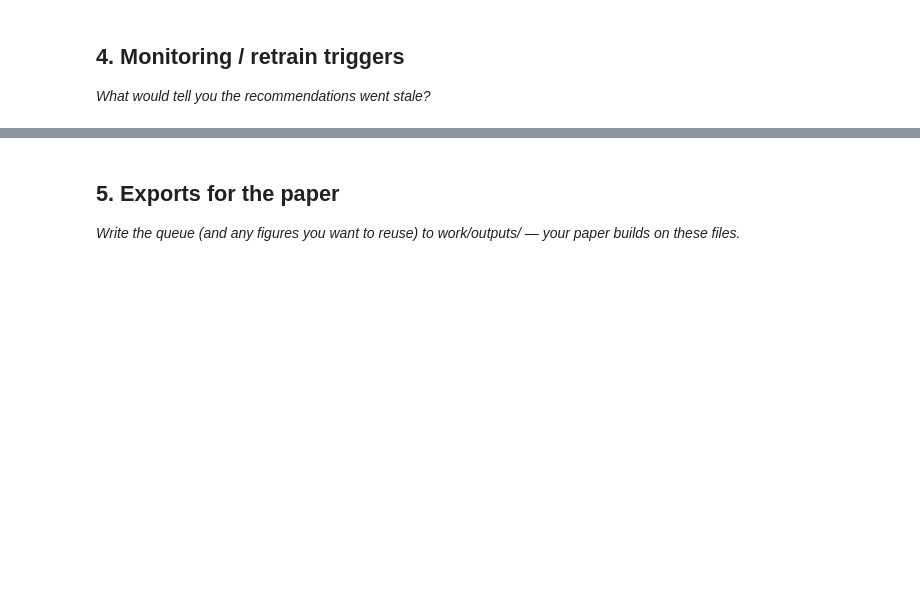
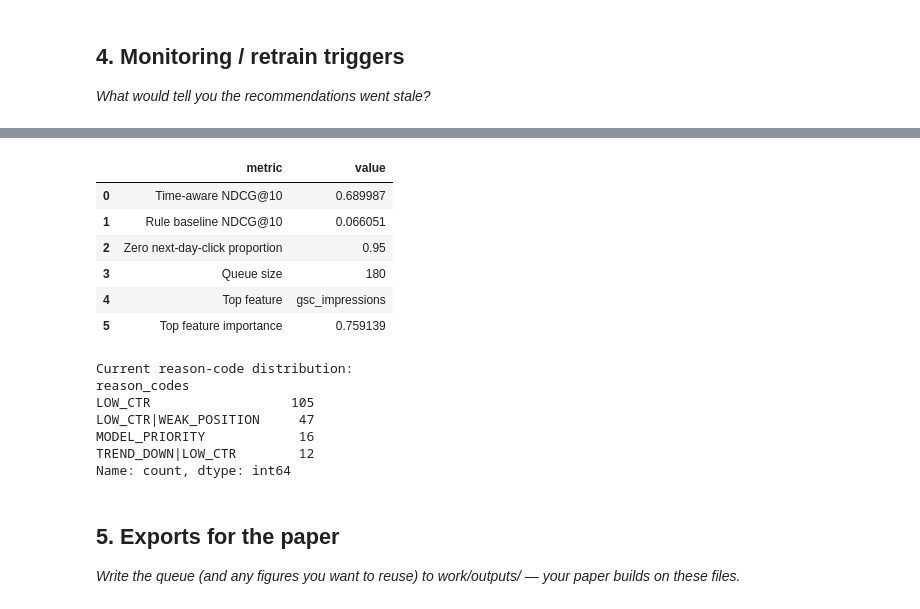
Before and after one commit to Shrishagk/My_flyrank, a Jupyter notebook: work/notebooks/w07_action_playbook.ipynb, the cells around one changed output, grey strips where cells are left out. Drawn from its saved outputs; the diff is of its cells as text; code cells hidden in the pictures; blank space fills up the shorter version.

```diff
--- a/work/notebooks/w07_action_playbook.ipynb
+++ b/work/notebooks/w07_action_playbook.ipynb
@@ -37,3 +848,47 @@ This skeleton is yours to fill. Work the sections **in order** — each one has
+# %%
+# Section 4 — Current monitoring baseline
+
+monitoring_snapshot = pd.DataFrame({
+    "metric": [
+        "Time-aware NDCG@10",
+        "Rule baseline NDCG@10",
+        "Zero next-day-click proportion",
+        "Queue size",
+        "Top feature",
+        "Top feature importance",
+    ],
+    "value": [
+        time_ndcg,
+        baseline_ndcg,
+        zero_click_rate,
+        len(action_queue),
+        importance.iloc[0]["feature"],
+        importance.iloc[0]["importance"],
+    ]
+})
+
+display(monitoring_snapshot)
+
+print("\nCurrent reason-code distribution:")
+print(
+    action_queue["reason_codes"]
+    .value_counts()
+)
+# %% [output]
+|  | metric | value |
+| 0 | Time-aware NDCG@10 | 0.689987 |
+| 1 | Rule baseline NDCG@10 | 0.066051 |
+| 2 | Zero next-day-click proportion | 0.95 |
+| 3 | Queue size | 180 |
+| 4 | Top feature | gsc_impressions |
+| 5 | Top feature importance | 0.759139 |
+Current reason-code distribution:
+reason_codes
+LOW_CTR                  105
+LOW_CTR|WEAK_POSITION     47
+MODEL_PRIORITY            16
+TREND_DOWN|LOW_CTR        12
+Name: count, dtype: int64
 # %% [markdown]
 ## 5. Exports for the paper
 
```
Also changed, not shown: parts of 31 cells of this notebook.
